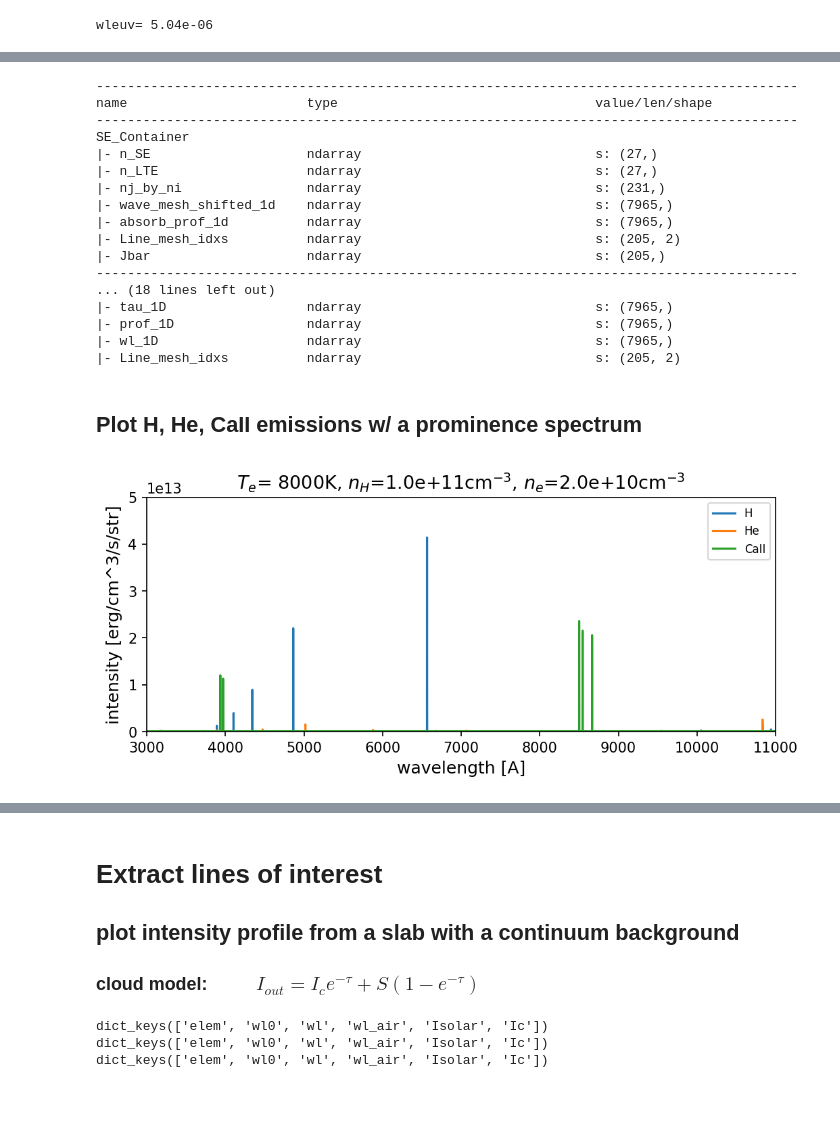
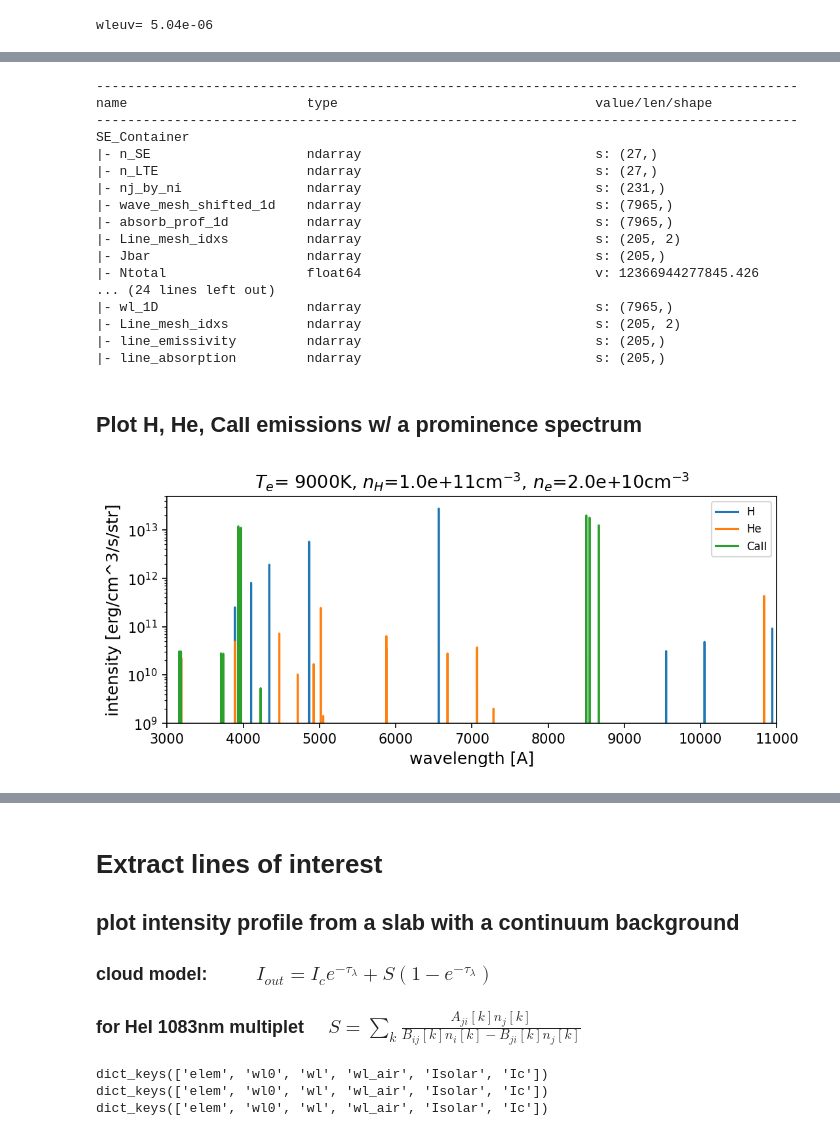
Before and after one commit to kouui/spectra-devcontainer, a Jupyter notebook: notebooks/StatisticalEquilibrium/HHeCa.ipynb, the cells around one changed output, grey strips where cells are left out. Drawn from its saved outputs; the diff is of its cells as text; code cells hidden in the pictures; blank space fills up the shorter version.

```diff
--- a/notebooks/basic/StatisticalEquilibrium/HHeCa.20230814.ipynb
+++ b/notebooks/StatisticalEquilibrium/HHeCa.ipynb
@@ -43,6 +43,6 @@ conf_path = os.path.join( CFG._ROOT_DIR, "data/conf/H.conf" )  ; H_nam ='H'
 atom_H, wMesh_H, path_dict_H = Atom.init_Atom_(conf_path , is_hydrogen=True)
 conf_path = os.path.join( CFG._ROOT_DIR, "data/conf/He.conf" ) ; He_nam ='He'
 atom_He, wMesh_He, path_dict_He = Atom.init_Atom_(conf_path , is_hydrogen=False)
-conf_path = os.path.join( CFG._ROOT_DIR, "data/conf/Ca_I_II_III.conf" ) ; Ca_nam ='Ca_I-II-III'
+conf_path = os.path.join( CFG._ROOT_DIR, "data/conf/Ca_I-II-III.conf" ) ; Ca_nam ='Ca_I-II-III'
 #conf_path = os.path.join( CFG._ROOT_DIR, "data/conf/Ca_II.conf" ) ; Ca_nam ='Ca_II'
 atom_Ca, wMesh_Ca, path_dict_ca = Atom.init_Atom_(conf_path , is_hydrogen=False)
@@ -62,12 +104,13 @@ wls_air = BasicP.vacuum_to_air_(wls,'AA')   # wavelength in air of background so
 Isolar = solar_spec_H.backRad[1,:].copy()   # background solar spectrum intensity    "    [erg/cm^3/s/str]
 
 #  for photo-excitation, mean intensity gets half of the backgroud solar spectrum
-solar_spec_H.backRad[1,:] *= 0.5            # solar spectrum mean intensity    "    [erg/cm^3/s/str]
-solar_spec_H.PI_intensity[:,:] *= 0.5       # solar spectrum mean intensity    "    [erg/cm^3/s/str]
-solar_spec_He.backRad[1,:] *= 0.5           # solar spectrum mean intensity    "    [erg/cm^3/s/str]
-solar_spec_He.PI_intensity[:,:] *= 0.5      # solar spectrum mean intensity    "    [erg/cm^3/s/str]
-solar_spec_Ca.backRad[1,:] *= 0.5           # solar spectrum mean intensity    "    [erg/cm^3/s/str]
-solar_spec_Ca.PI_intensity[:,:] *= 0.5      # solar spectrum mean intensity    "    [erg/cm^3/s/str]
+Ifact = 0.5
+solar_spec_H.backRad[1,:] *= Ifact            # solar spectrum mean intensity    "    [erg/cm^3/s/str]
+solar_spec_H.PI_intensity[:,:] *= Ifact       # solar spectrum mean intensity    "    [erg/cm^3/s/str]
+solar_spec_He.backRad[1,:] *= Ifact           # solar spectrum mean intensity    "    [erg/cm^3/s/str]
+solar_spec_He.PI_intensity[:,:] *= Ifact      # solar spectrum mean intensity    "    [erg/cm^3/s/str]
+solar_spec_Ca.backRad[1,:] *= Ifact           # solar spectrum mean intensity    "    [erg/cm^3/s/str]
+solar_spec_Ca.PI_intensity[:,:] *= Ifact      # solar spectrum mean intensity    "    [erg/cm^3/s/str]
 
 solar_spec_H0 = copy.deepcopy(solar_spec_H)
 solar_spec_He0 = copy.deepcopy(solar_spec_He)
@@ -76,7 +119,8 @@ solar_spec_Ca0 = copy.deepcopy(solar_spec_Ca)
 
 fig, ax = plt.subplots(1,1, figsize=(12,3), dpi=100)
 ax.plot(wls_air, Isolar)
-ax.set_xlim(300, 11000)
+#ax.set_xlim(300, 11000)
+ax.set_xlim(6560, 6567)
 #ax.set_xlim(10820, 10840) ; ax.set_ylim(0,1.2e14)
 #ax.set_yscale("log") ; ax.set_ylim(1e7,1e15)
 ax.set_xlabel("wavelength [A]", fontsize=12)
@@ -146,24 +176,39 @@ def enhance_EUV(solar_spec,wMesh,ampl,wleuv=504.):  # Enhance EUV for He 1083nm
 
     return solar_spec2
 # %%
-# import CloudModel from spectra.Function.SlabModel
+# import CloudModel from spectra_src.Function.SlabModel
 
-Te = 8000.
+Te = 9000.       # prominence, ICP
 Nh = 1*1e11
 Ne = 2e10
 Vd = 0.
 Vt = 5e5            #   cm/s
+
+#Te = 9000.       #  post flare loop in Koza etal 2019
+#Nh = 1*1e11
+#Ne = 2e11
+#Vd = 0e5       # cm/s
+#Vt = 25e5      # cm/s     25 -> result shows nan
+
 depth = 0.5E4 * 1.E5 #   km *1e5
 
 EUV_ampl = 5   # EUV enhancement for He background
 solar_spec_He = enhance_EUV(solar_spec_He0,wMesh_He,EUV_ampl)
 
 slab = Atmosphere.Atmosphere0D(Nh=Nh, Ne=Ne, Te=Te, Vd=Vd, Vt=Vt, use_Tr=False)     # slab
-SE_H, Rate_H = SELib.cal_SE_with_Nh_Te_(atom_H, slab, wMesh_H, solar_spec_H, None)  #  level populations etc.
+
+dens = 'Ne'
+if dens == 'Nh':
+    SE_H, Rate_H = SELib.cal_SE_with_Nh_Te_(atom_H, slab, wMesh_H, solar_spec_H, None)  #  level populations etc.
+    SE_He, Rate_He = SELib.cal_SE_with_Nh_Te_(atom_He, slab, wMesh_He, solar_spec_He, SE_H.n_SE)  #  level populations etc.
+    SE_Ca, Rate_Ca = SELib.cal_SE_with_Nh_Te_(atom_Ca, slab, wMesh_Ca, solar_spec_Ca, SE_H.n_SE)  #  level populations etc.
+else:
+    SE_H, Rate_H = SELib.cal_SE_with_Ne_Te_(atom_H, slab, wMesh_H, solar_spec_H, None)  #  level populations etc.
+    SE_He, Rate_He = SELib.cal_SE_with_Ne_Te_(atom_He, slab, wMesh_He, solar_spec_He, SE_H.n_SE)  #  level populations etc.
+    SE_Ca, Rate_Ca = SELib.cal_SE_with_Ne_Te_(atom_Ca, slab, wMesh_Ca, solar_spec_Ca, SE_H.n_SE)  #  level populations etc.
+
 lH = CloudModel.SE_to_slab_0D_(atom_H, slab, SE_H, depth=depth)      # hydrogen lines intensity
-SE_He, Rate_He = SELib.cal_SE_with_Nh_Te_(atom_He, slab, wMesh_He, solar_spec_He, SE_H.n_SE)  #  level populations etc.
 lHe = CloudModel.SE_to_slab_0D_(atom_He, slab, SE_He, depth=depth)      # hydrogen lines intensity
-SE_Ca, Rate_Ca = SELib.cal_SE_with_Nh_Te_(atom_Ca, slab, wMesh_Ca, solar_spec_Ca, SE_H.n_SE)  #  level populations etc.
 lCa = CloudModel.SE_to_slab_0D_(atom_Ca, slab, SE_Ca, depth=depth)      # hydrogen lines intensity
 # %% [output]
 wleuv= 5.04e-06
@@ -198,39 +294,40 @@ SE_Container
 |- absorb_prof_1d          ndarray                              s: (7965,)
 |- Line_mesh_idxs          ndarray                              s: (205, 2)
 |- Jbar                    ndarray                              s: (205,)
-------------------------------------------------------------------------------------------
-... (18 lines left out)
-|- tau_1D                  ndarray                              s: (7965,)
-|- prof_1D                 ndarray                              s: (7965,)
+|- Ntotal                  float64                              v: 12366944277845.426
+... (24 lines left out)
 |- wl_1D                   ndarray                              s: (7965,)
 |- Line_mesh_idxs          ndarray                              s: (205, 2)
+|- line_emissivity         ndarray                              s: (205,)
+|- line_absorption         ndarray                              s: (205,)
 # %% [markdown]
 ## Plot H, He, CaII emissions w/ a prominence spectrum
 # %%
 fig, ax = plt.subplots(1,1, figsize=(8,3), dpi=150)
 ax.plot(lH.wl_1D*1e8,lH.prof_1D,label='H')
 ax.plot(lHe.wl_1D*1e8,lHe.prof_1D,label='He')
 ax.plot(lCa.wl_1D*1e8,lCa.prof_1D,label='CaII')
 ax.set_ylim(1e9,1E14)
 #ax.set_xlim(300, 12000)
 #ax.set_xscale("log")
 ax.set_xlim(3000, 11000)
-#ax.set_yscale("log")
+ax.set_yscale("log")
 ax.set_ylim(0, 5e13)
 ax.set_xlabel("wavelength [A]", fontsize=12)
 ax.set_ylabel("intensity [erg/cm^3/s/str]", fontsize=12)
 plt.title("$T_e$={0:5.0f}K, $n_H$={1:5.1e}cm$^{{-3}}$, $n_e$={2:5.1e}cm$^{{-3}}$".format(Te, Nh, Ne),fontsize=13)
 ax.legend(fontsize=8,ncol=1)
 plt.show()
 # %% [output]
-[figure, old version]
+[figure, new version]
 # %% [markdown]
 ![image.png](attachment:image.png)
 # %% [markdown]
 # Extract lines of interest
 ## plot intensity profile from a slab with a continuum background
 
-### cloud model: $\qquad$    $I_{out} = I_{c} e^{-\tau} + S (1-e^{-\tau})$
+### cloud model: $\qquad$    $I_{out} = I_{c} e^{-\tau_\lambda} + S (1-e^{-\tau_\lambda})$
+### for HeI 1083nm multiplet     $\quad S = \sum_k{\frac{A_{ji}[k] n_j[k]}{B_{ij}[k] n_i[k] - B_{ji}[k] n_j[k] }}$
 # %%
 #-------------------------------------------------------------
 def extract_line(l, wl, Ic=0.):
```
Also changed, not shown: parts of 34 cells of this notebook, 45 other files.
